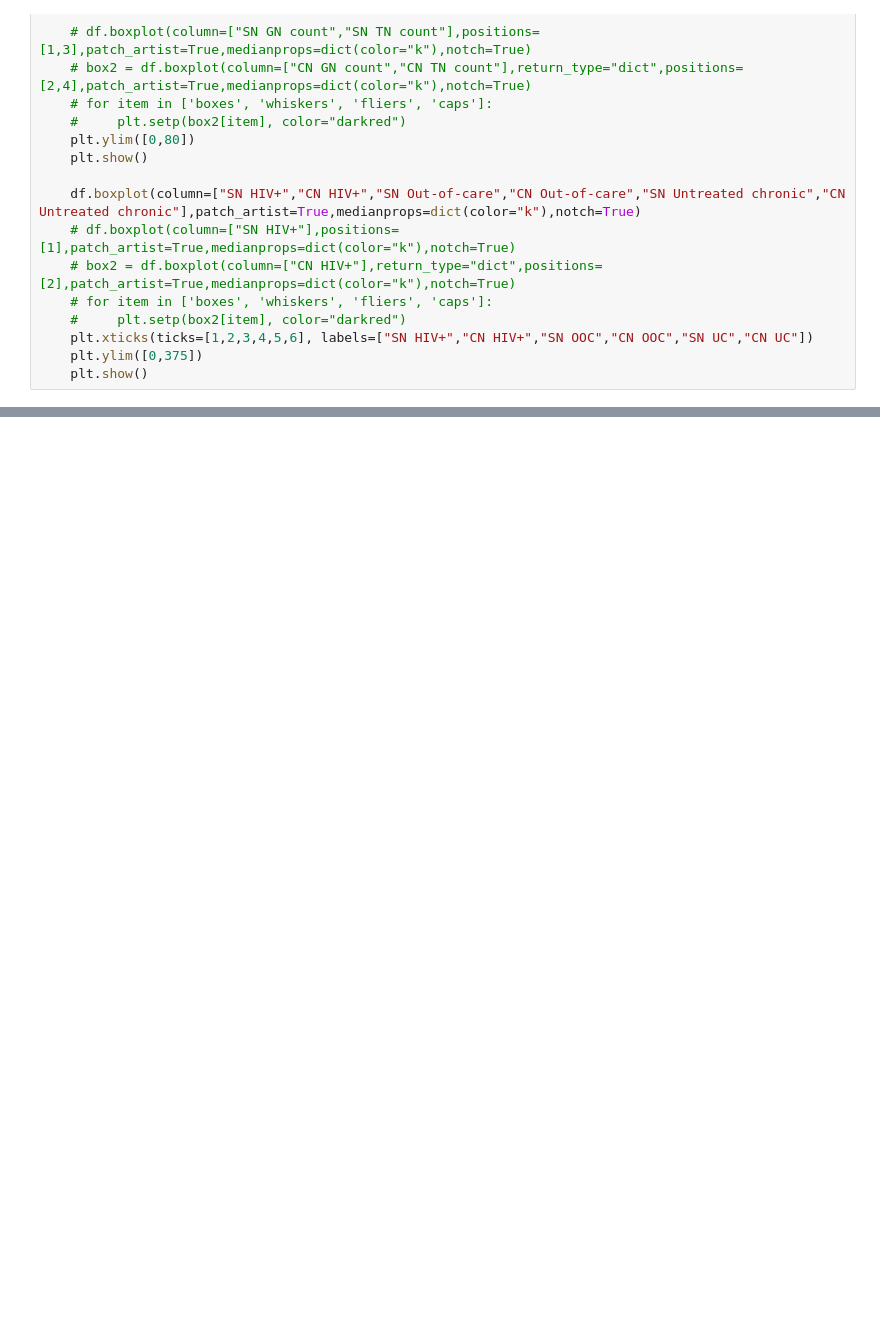
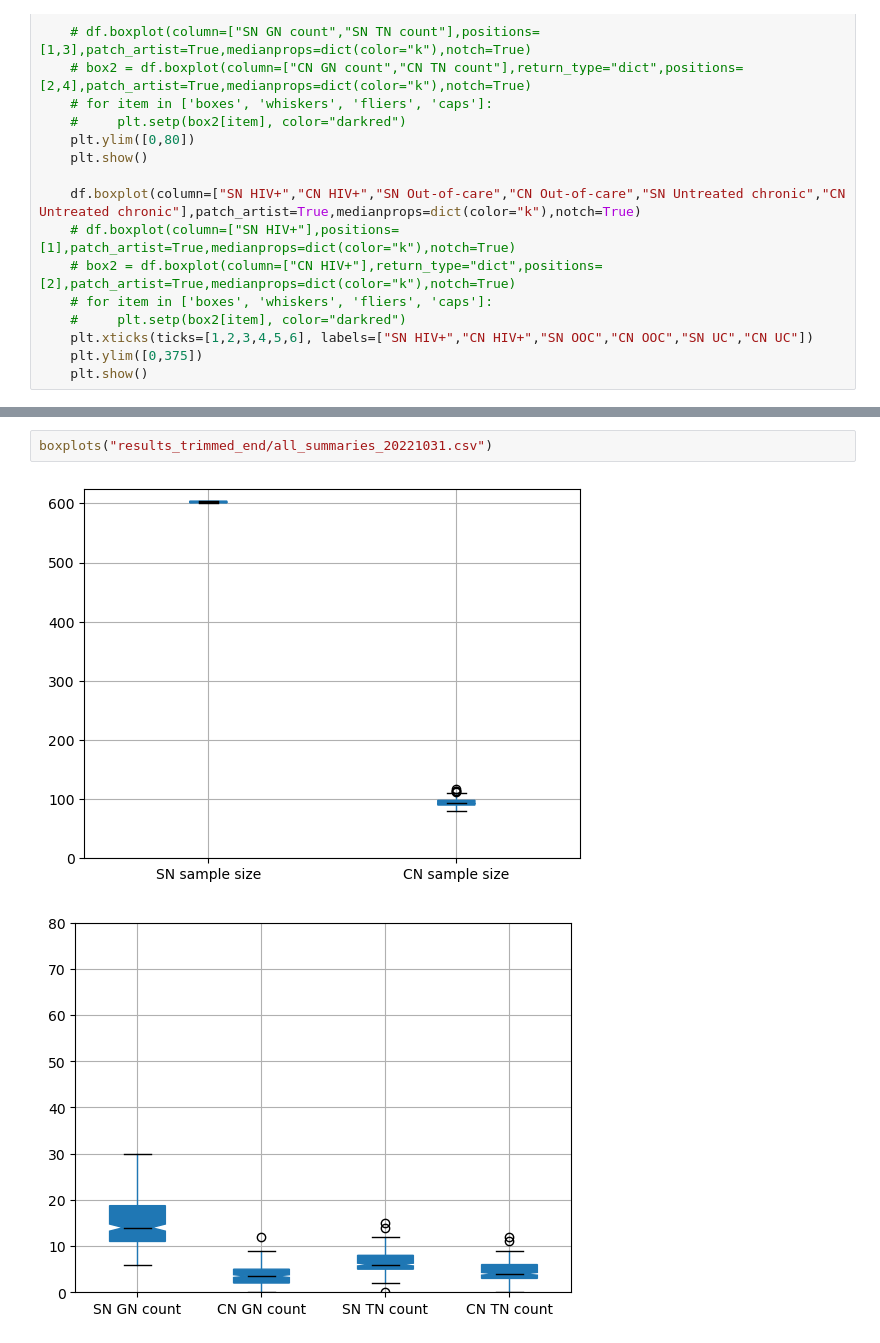
Before and after one commit to breecummins/social_sampling_in_epidemics, a Jupyter notebook: simulations/study_params_20220929/visualize_results.ipynb, the cells around one changed output, grey strips where cells are left out. Drawn from its saved outputs; the diff is of its cells as text; blank space fills up the shorter version.

```diff
--- a/simulations/study_params_20220929/visualize_results.ipynb
+++ b/simulations/study_params_20220929/visualize_results.ipynb
@@ -44,0 +39,5 @@ boxplots("results_trimmed/JOB743857/all_summaries_20221021.csv")
+# %%
+boxplots("results_trimmed_end/all_summaries_20221031.csv")
+# %% [output]
+[figure, added]
+[figure, added]
```
Also changed, not shown: parts of 2 cells of this notebook, 5 other files.
